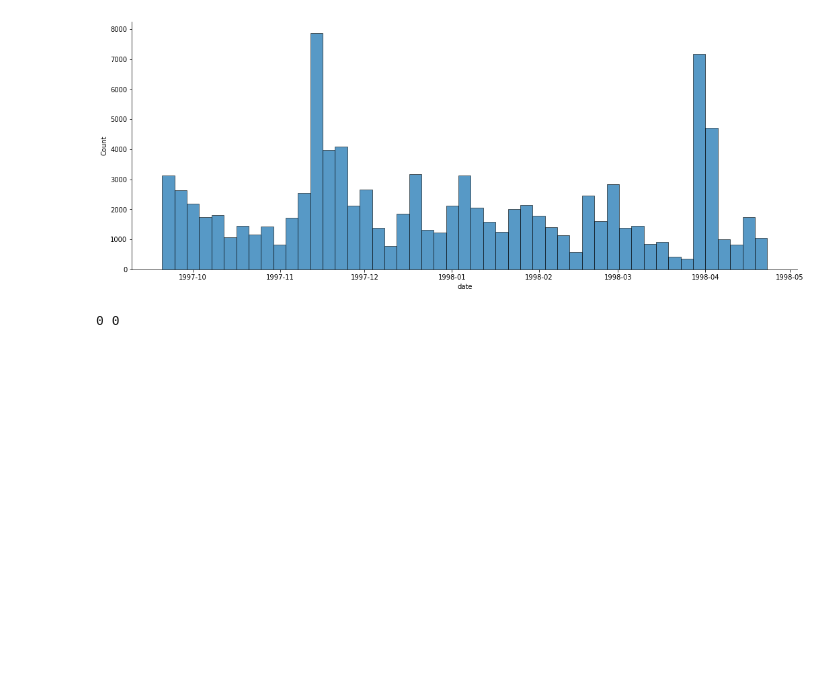
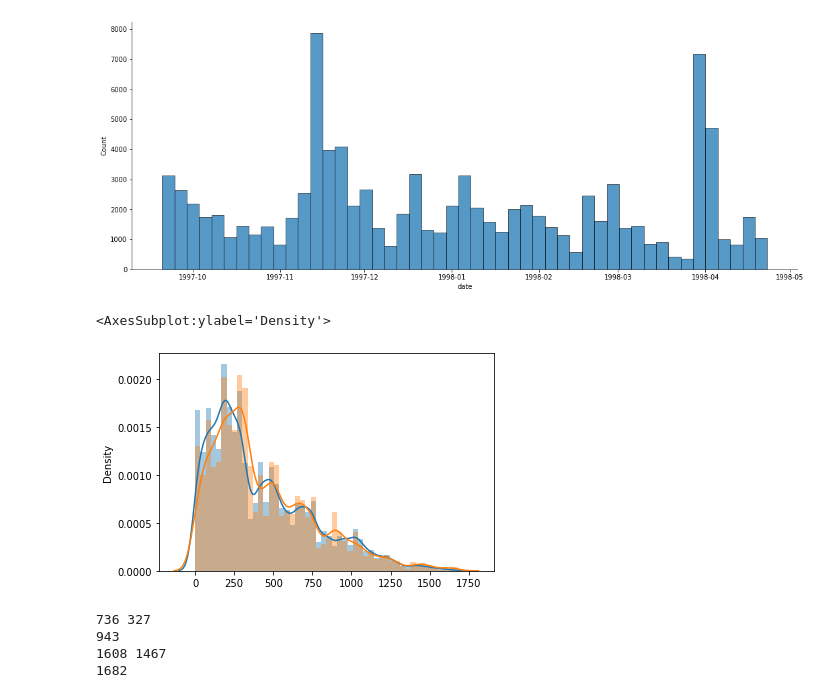
Before and after one commit to Sumeet2807/Recommender-Systems, a Jupyter notebook: collaborative-ipynb.ipynb, the cells around one changed output. Saved outputs shown, nothing was run; the diff lists cells and outputs as text; code cells hidden in the pictures; blank space fills up the shorter version.

```diff
--- a/collaborative-ipynb.ipynb
+++ b/collaborative-ipynb.ipynb
@@ -69,23 +69,35 @@ g.fig.set_figwidth(18)
 [figure]
 # %%
 #Date based split
-# cutoff_date = '1998-03-01'
-# df_train = df[df['date'] < cutoff_date]
-# df_test = df[df['date'] >= cutoff_date]
+cutoff_date = '1998-03-01'
+df_train = df[df['date'] < cutoff_date]
+df_test = df[df['date'] >= cutoff_date]
 
 #Random split
-test_train_split = 0.2
-df_train = df[int(test_train_split*len(df)):]
-df_test = df[:int(test_train_split*len(df))]
+# test_train_split = 0.2
+# df_train = df[int(test_train_split*len(df)):]
+# df_test = df[:int(test_train_split*len(df))]
 # %%
 X_train = df_train.drop(columns=['rating','tstamp','date']).to_numpy() - 1
 y_train = df_train['rating'].to_numpy()
 X_test = df_test.drop(columns=['rating','tstamp','date']).to_numpy() - 1
 y_test = df_test['rating'].to_numpy()
 
-print(np.min(X_train[:,0]),np.min(X_test[:,0]))
+sns.distplot(X_train[:,1])
+sns.distplot(X_test[:,1])
 # %% [output]
-0 0
+<AxesSubplot:ylabel='Density'>
+[figure, added]
+# %%
+print(len(np.unique(X_train[:,0])), len(np.unique(X_test[:,0])))
+print(len(pd.unique(df['user_id'])))
+print(len(np.unique(X_train[:,1])), len(np.unique(X_test[:,1])))
+print(len(pd.unique(df['item_id'])))
+# %% [output]
+736 327
+943
+1608 1467
+1682
 # %%
 import tensorflow as tf
 def collaborative_model(num_users, num_movies, emb_dim):
```
Also changed, not shown: parts of 7 cells of this notebook.
